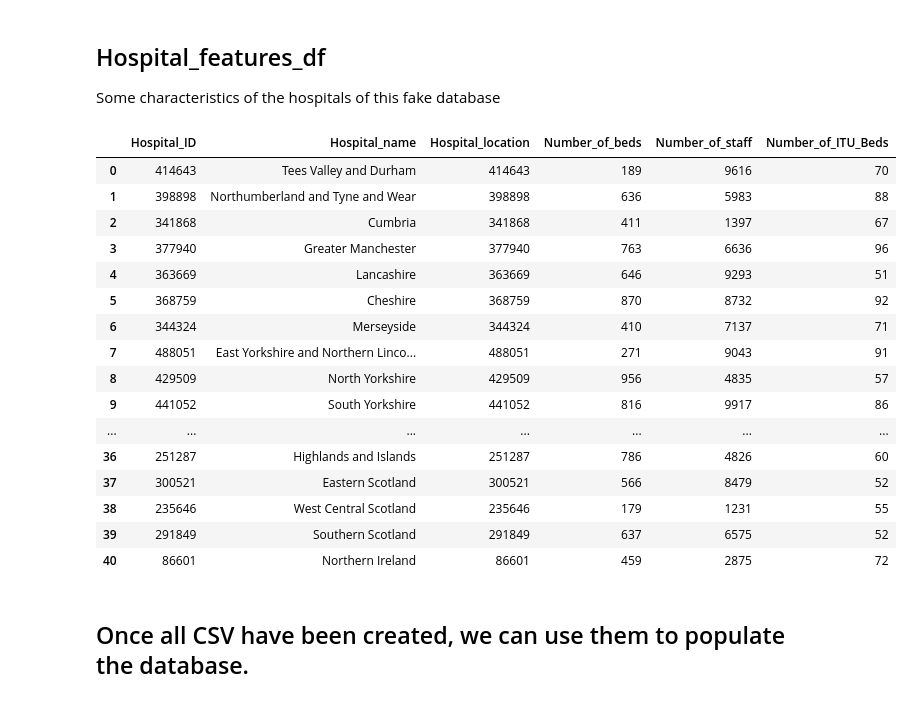
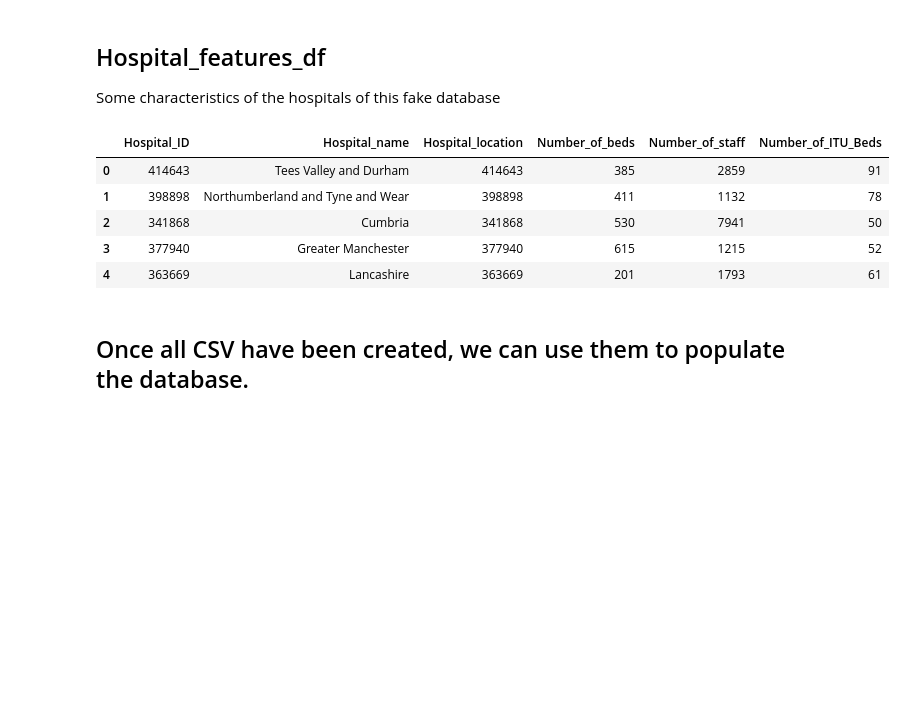
Before and after one commit to Manuel-DominguezCBG/SQL2Dashboard, a Jupyter notebook: Fake_database/1_Creating_the_fake_database.ipynb, the cells around one changed output. Drawn from its saved outputs; the diff is of its cells as text; code cells hidden in the pictures; blank space fills up the shorter version.

```diff
--- a/Fake_database/1_Creating_the_fake_database.ipynb
+++ b/Fake_database/1_Creating_the_fake_database.ipynb
@@ -267,39 +256,28 @@ Some characteristics of the hospitals of this fake database
 # %%
 Hospital_features_df = pd.DataFrame( columns=['Hospital_ID','Hospital_name', 'Hospital_location',
                                                    'Number_of_beds','Number_of_staff', 'Number_of_ITU_Beds' ])
 
 Hospital_features_df['Hospital_ID'] = dummy_data['bng_e']
 Hospital_features_df['Hospital_name'] = dummy_data['nuts218nm']
 Hospital_features_df['Hospital_location'] = dummy_data['nuts218cd']
 
 Hospital_features_df['Hospital_location'] = Hospital_features_df.assign(Number_of_ITU_Beds=[randint(10, 50) for p in range(41)])
 
 L = [randint(100, 1000) for p in range(41)]
 Hospital_features_df['Number_of_beds'] = pd.DataFrame(L)
 
 L = [randint(500, 10000) for p in range(41)]
 Hospital_features_df['Number_of_staff'] = pd.DataFrame(L)
 
 L = [randint(50, 100) for p in range(41)]
 
 Hospital_features_df['Number_of_ITU_Beds'] = pd.DataFrame(L)
 
-Hospital_features_df.head(3)
+Hospital_features_df.head(5)
 # %% [output]
 |  | Hospital_ID | Hospital_name | Hospital_location | Number_of_beds | Number_of_staff | Number_of_ITU_Beds |
-| 0 | 414643 | Tees Valley and Durham | 414643 | 189 | 9616 | 70 |
-| 1 | 398898 | Northumberland and Tyne and Wear | 398898 | 636 | 5983 | 88 |
-| 2 | 341868 | Cumbria | 341868 | 411 | 1397 | 67 |
-| 3 | 377940 | Greater Manchester | 377940 | 763 | 6636 | 96 |
-| 4 | 363669 | Lancashire | 363669 | 646 | 9293 | 51 |
-| 5 | 368759 | Cheshire | 368759 | 870 | 8732 | 92 |
-| 6 | 344324 | Merseyside | 344324 | 410 | 7137 | 71 |
-| 7 | 488051 | East Yorkshire and Northern Linco... | 488051 | 271 | 9043 | 91 |
-| 8 | 429509 | North Yorkshire | 429509 | 956 | 4835 | 57 |
-| 9 | 441052 | South Yorkshire | 441052 | 816 | 9917 | 86 |
-| ... | ... | ... | ... | ... | ... | ... |
-| 36 | 251287 | Highlands and Islands | 251287 | 786 | 4826 | 60 |
-| 37 | 300521 | Eastern Scotland | 300521 | 566 | 8479 | 52 |
-| 38 | 235646 | West Central Scotland | 235646 | 179 | 1231 | 55 |
-| 39 | 291849 | Southern Scotland | 291849 | 637 | 6575 | 52 |
-| 40 | 86601 | Northern Ireland | 86601 | 459 | 2875 | 72 |
+| 0 | 414643 | Tees Valley and Durham | 414643 | 385 | 2859 | 91 |
+| 1 | 398898 | Northumberland and Tyne and Wear | 398898 | 411 | 1132 | 78 |
+| 2 | 341868 | Cumbria | 341868 | 530 | 7941 | 50 |
+| 3 | 377940 | Greater Manchester | 377940 | 615 | 1215 | 52 |
+| 4 | 363669 | Lancashire | 363669 | 201 | 1793 | 61 |
```
Also changed, not shown: parts of 12 cells of this notebook, 9 other files.
